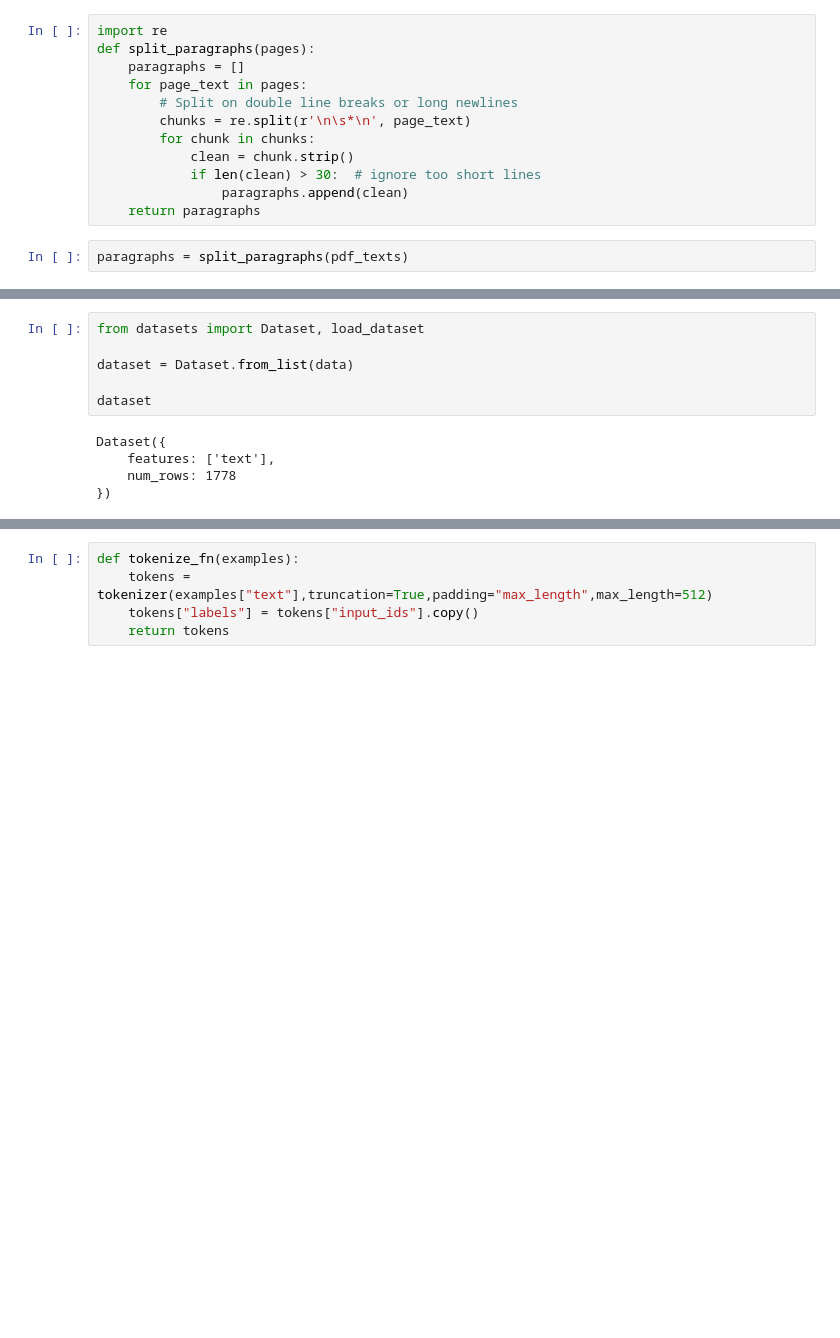
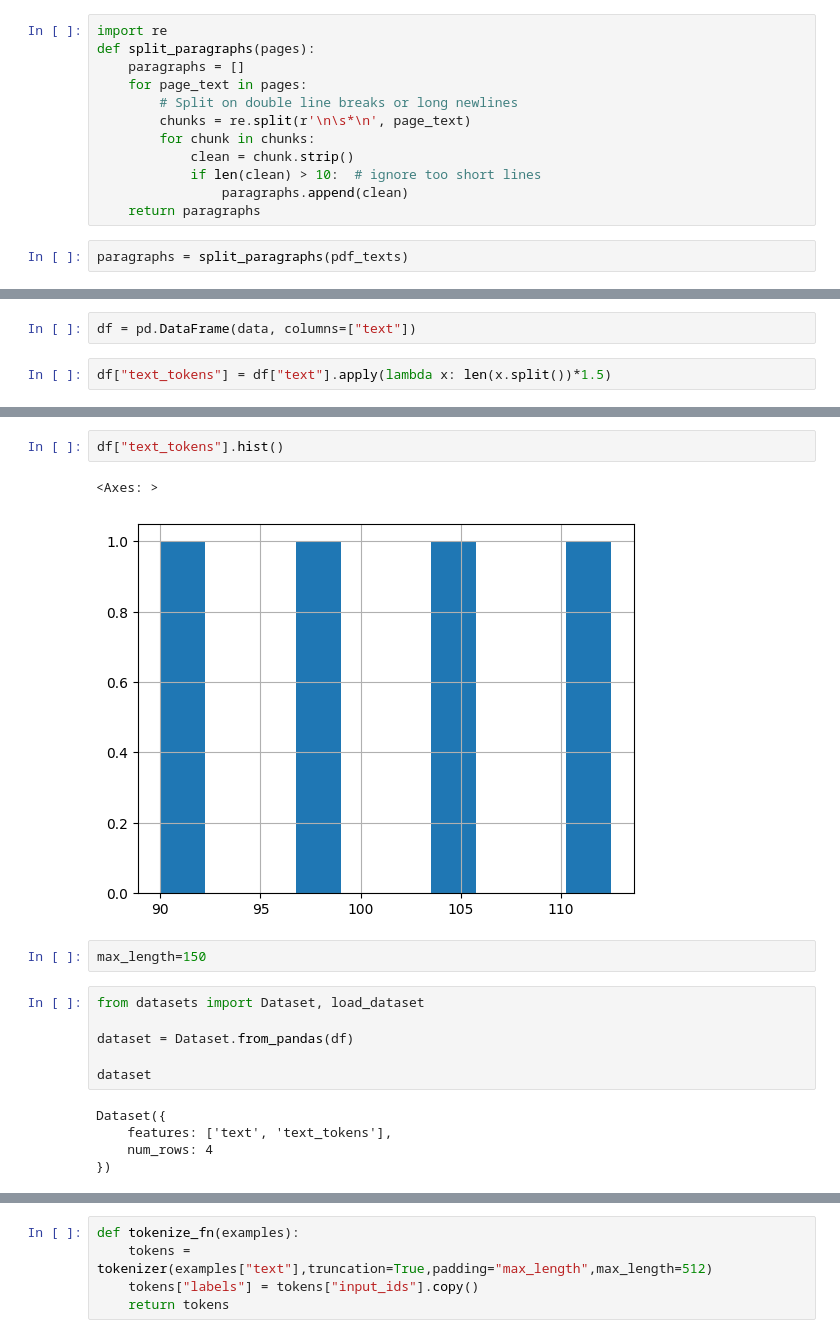
Before and after one commit to bibhu2020/buildllm, a Jupyter notebook: notebooks/finetuning2/14.stage1_unsupervised_finetuning.ipynb, the cells around one changed output, grey strips where cells are left out. Cells and saved outputs as stored; diff of their text form; blank space fills up the shorter version.

```diff
--- a/notebooks/finetuning2/14.stage1_unsupervised_finetuning.ipynb
+++ b/notebooks/finetuning2/14.stage1_unsupervised_finetuning.ipynb
@@ -144,7 +145,7 @@ def split_paragraphs(pages):
         chunks = re.split(r'\n\s*\n', page_text)
         for chunk in chunks:
             clean = chunk.strip()
-            if len(clean) > 30:  # ignore too short lines
+            if len(clean) > 10:  # ignore too short lines
                 paragraphs.append(clean)
     return paragraphs
 # %%
@@ -158,0 +160,4 @@ Extracted 1778 paragraphs from the PDF.
+# %%
+df = pd.DataFrame(data, columns=["text"])
+# %%
+df["text_tokens"] = df["text"].apply(lambda x: len(x.split())*1.5)
@@ -159,12 +172,19 @@ Extracted 1778 paragraphs from the PDF.
+# %%
+df["text_tokens"].hist()
+# %% [output]
+<Axes: >
+[figure, added]
+# %%
+max_length=150
 # %%
 from datasets import Dataset, load_dataset
 
-dataset = Dataset.from_list(data)
+dataset = Dataset.from_pandas(df)
 
 dataset
 # %% [output]
 Dataset({
-    features: ['text'],
-    num_rows: 1778
+    features: ['text', 'text_tokens'],
+    num_rows: 4
 })
 # %%
```
Also changed, not shown: parts of 19 cells of this notebook, 10 other files.
